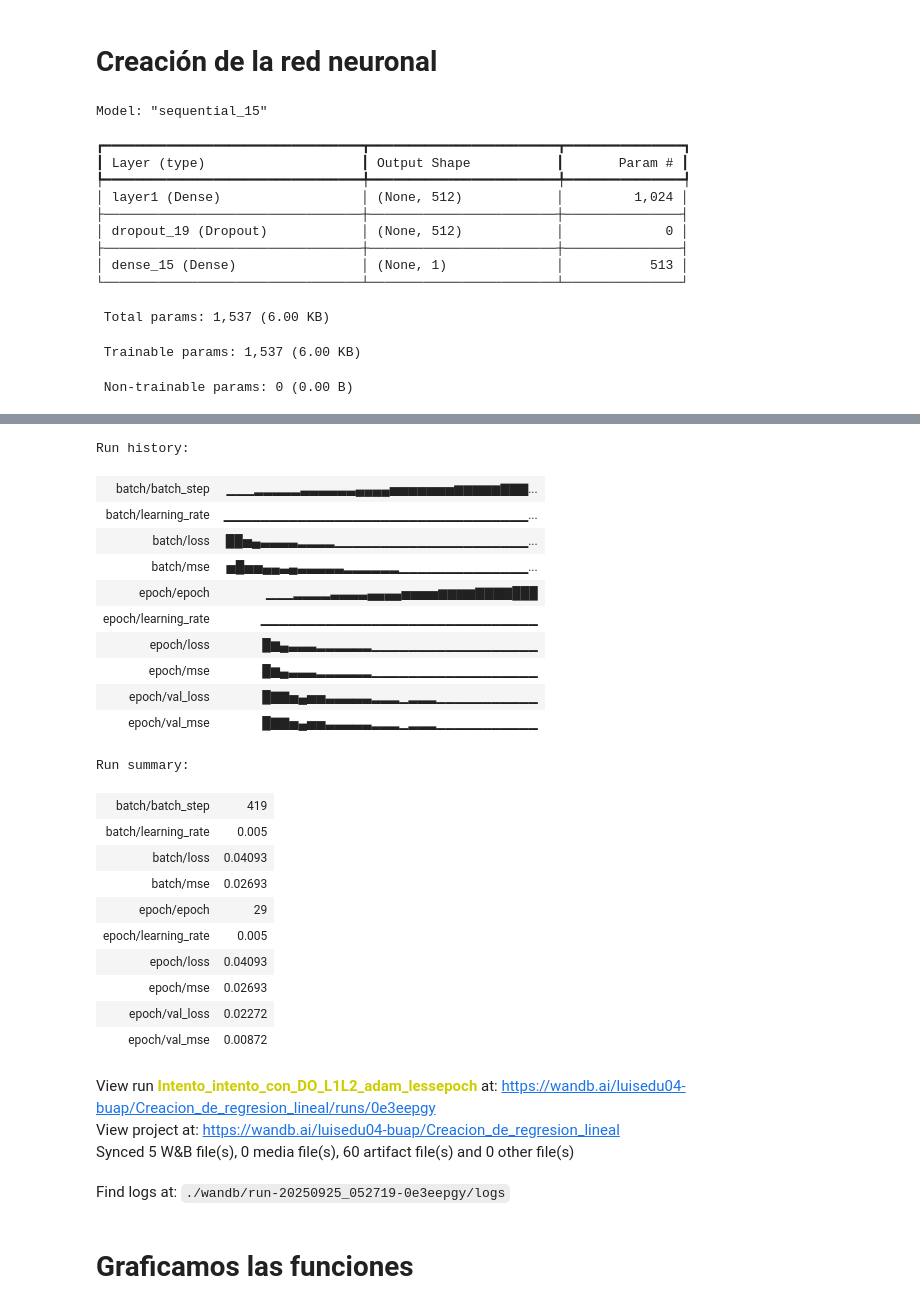
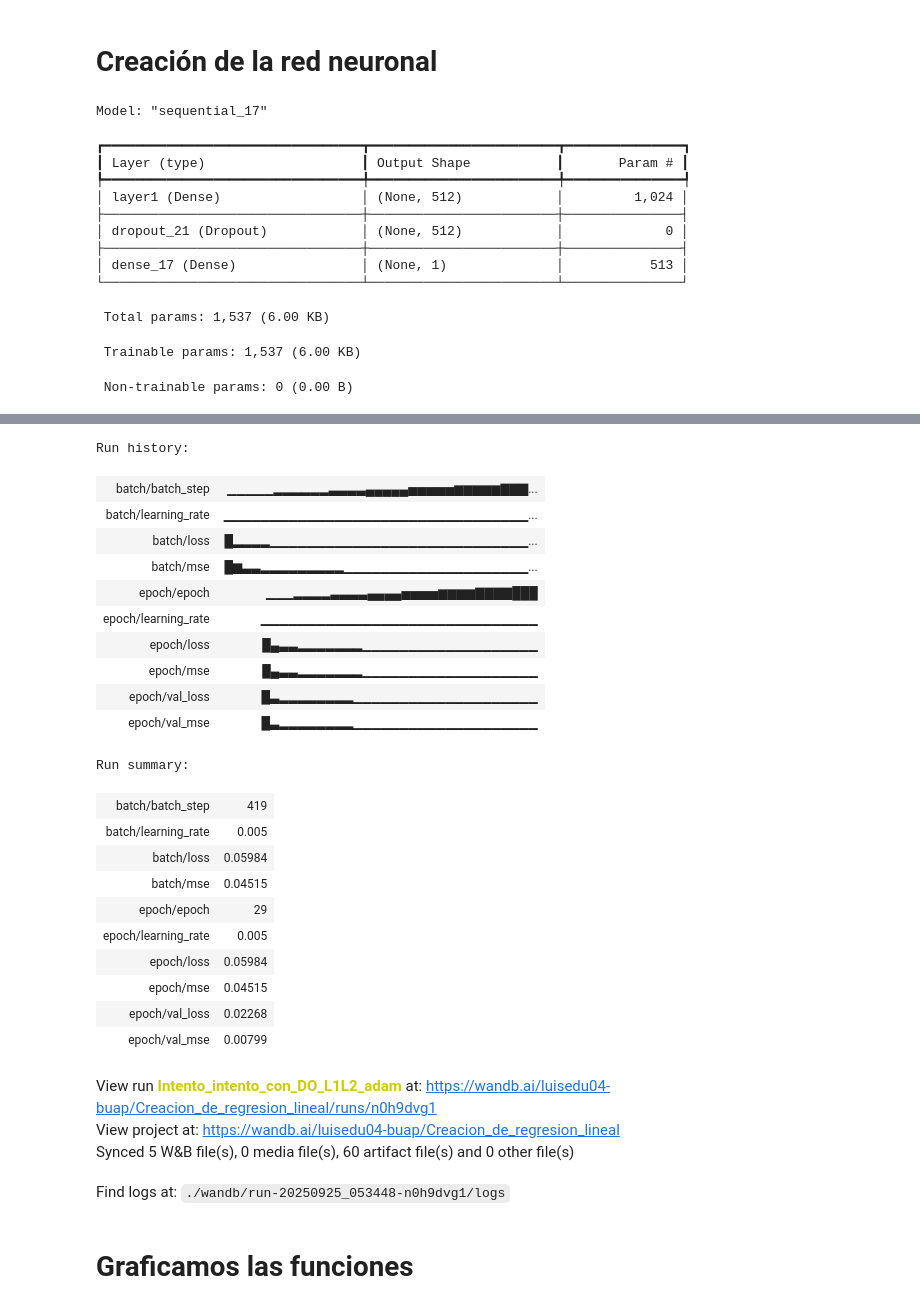
Before and after one commit to Luis-Irineo/KERAS_ODE_SOLVER_AND_CUSTOM_FUNCIONALITIES, a Jupyter notebook: Tarea 4 inciso 2/Equation_Fit.ipynb, the cells around one changed output, grey strips where cells are left out. Saved outputs shown, nothing was run; the diff lists cells and outputs as text; code cells hidden in the pictures.

```diff
--- a/Tarea 4 inciso 2/Equation_Fit.ipynb
+++ b/Tarea 4 inciso 2/Equation_Fit.ipynb
@@ -38,14 +38,13 @@ regularizer = "L1L2"
 run = wandb.init(
     settings=wandb.Settings(x_disable_stats=False, x_stats_sampling_interval = 1.0),
     # set the wandb project where this run will be logged
-    name = "Intento_intento_con_DO_L1L2_adam_morepoch",
+    name = "Intento_intento_con_DO_L1L2_adam",
     project = "Creacion_de_regresion_lineal",
     group = "Pol",
 
     # track hyperparameters and run metadata with wandb.config
     config = {
         "layer_1": 512,
-        #"layer_2": 512,
         "activation": "relu",
         "w_initializer": "He Initialization",
         "optimizer": optimizer,
@@ -55,7 +54,7 @@ run = wandb.init(
         "batch_size": bs,
         "layer_quantity": 1,
         "regularizer": regularizer,
-        "Modelo": "Sin"
+        "Modelo": "Pol"
     }
 )
 time.sleep(3.0)
@@ -113,37 +112,30 @@ entrada = 1
 stddev1 = np.sqrt(2/entrada)
 stddev2 = np.sqrt(2/512)
 
-model_sin = keras.Sequential(
+model_pol = keras.Sequential(
     [
         layers.Dense(512, activation = "relu", name = "layer1",
                      kernel_initializer=initializers.RandomNormal(stddev = stddev1),
                      kernel_regularizer=regularizers.L1L2(l1=1e-5, l2=1e-5),
                     ),
         Dropout(0.3),
-
-        # layers.Dense(512, activation = "relu", name = "layer2",
-        #              kernel_initializer=initializers.RandomNormal(stddev = stddev2),
-        #              kernel_regularizer=regularizers.L1L2(l1=1e-5, l2=1e-5),
-        #             ),
-
-        # Dropout(0.3),
         layers.Dense(1) #Garantizamos una F(x) = y ya que solo queremos un valor posible para y
     ]
 ) #Arquitectura de la red neuronal
 
-model_sin.build(input_shape=(None, entrada))
-model_sin.compile(loss = loss, optimizer = Adam(learning_rate = lr),metrics = ["mse"]) #Función de costo
-model_sin.summary()
+model_pol.build(input_shape=(None, entrada))
+model_pol.compile(loss = loss, optimizer = Adam(learning_rate = lr),metrics = ["mse"]) #Función de costo
+model_pol.summary()
 # %% [output]
-Model: "sequential_15"
+Model: "sequential_17"
 ┏━━━━━━━━━━━━━━━━━━━━━━━━━━━━━━━━━┳━━━━━━━━━━━━━━━━━━━━━━━━┳━━━━━━━━━━━━━━━┓
 ┃ Layer (type)                    ┃ Output Shape           ┃       Param # ┃
 ┡━━━━━━━━━━━━━━━━━━━━━━━━━━━━━━━━━╇━━━━━━━━━━━━━━━━━━━━━━━━╇━━━━━━━━━━━━━━━┩
 │ layer1 (Dense)                  │ (None, 512)            │         1,024 │
 ├─────────────────────────────────┼────────────────────────┼───────────────┤
-│ dropout_19 (Dropout)            │ (None, 512)            │             0 │
+│ dropout_21 (Dropout)            │ (None, 512)            │             0 │
 ├─────────────────────────────────┼────────────────────────┼───────────────┤
-│ dense_15 (Dense)                │ (None, 1)              │           513 │
+│ dense_17 (Dense)                │ (None, 1)              │           513 │
 └─────────────────────────────────┴────────────────────────┴───────────────┘
  Total params: 1,537 (6.00 KB)
  Trainable params: 1,537 (6.00 KB)
@@ -157,14 +149,14 @@ Model: "sequential_15"
 #        new_bias = layer.bias_initializer(layer.bias.shape)
 #        layer.bias.assign(new_bias)
 # %%
-history = model_sin.fit(X_train_sin, y_train_sin,
+history = model_pol.fit(X_train_sin, y_train_sin,
                     batch_size = bs,
                     epochs = epochs,
                     verbose = 1,
                     validation_data = (X_test_sin, y_test_sin),
                     callbacks=[
                         WandbMetricsLogger(log_freq=1),
-                        WandbModelCheckpoint("models/model_sin.keras")
+                        WandbModelCheckpoint("models/model_pol.keras")
                     ])
 run.finish()
 # %% [output]
@@ -188,30 +180,30 @@ Epoch 30/30
 [interactive output not drawn]
 Run history:
-| batch/batch_step | ▁▁▁▂▂▂▂▂▃▃▃▃▃▃▄▄▄▄▅▅▅▅▅▅▅▆▆▆▆▆▇▇▇... |
+| batch/batch_step | ▁▁▁▁▁▂▂▂▂▂▂▃▃▃▃▄▄▄▄▄▅▅▅▅▅▆▆▆▆▆▇▇▇... |
 | batch/learning_rate | ▁▁▁▁▁▁▁▁▁▁▁▁▁▁▁▁▁▁▁▁▁▁▁▁▁▁▁▁▁▁▁▁▁... |
-| batch/loss | ██▅▄▃▃▃▃▂▂▂▂▁▁▁▁▁▁▁▁▁▁▁▁▁▁▁▁▁▁▁▁▁... |
-| batch/mse | ▅█▅▅▄▄▃▄▃▃▃▃▃▂▂▂▂▂▂▁▁▁▁▁▁▁▁▁▁▁▁▁▁... |
+| batch/loss | █▂▂▂▂▁▁▁▁▁▁▁▁▁▁▁▁▁▁▁▁▁▁▁▁▁▁▁▁▁▁▁▁... |
+| batch/mse | █▆▃▃▂▂▂▂▂▂▂▂▂▁▁▁▁▁▁▁▁▁▁▁▁▁▁▁▁▁▁▁▁... |
 | epoch/epoch | ▁▁▁▂▂▂▂▃▃▃▃▄▄▄▄▅▅▅▅▆▆▆▆▇▇▇▇███ |
 | epoch/learning_rate | ▁▁▁▁▁▁▁▁▁▁▁▁▁▁▁▁▁▁▁▁▁▁▁▁▁▁▁▁▁▁ |
-| epoch/loss | █▆▄▃▃▃▂▂▂▂▂▂▁▁▁▁▁▁▁▁▁▁▁▁▁▁▁▁▁▁ |
-| epoch/mse | █▆▄▃▃▃▂▂▂▂▂▂▁▁▁▁▁▁▁▁▁▁▁▁▁▁▁▁▁▁ |
-| epoch/val_loss | █▇▇▅▄▅▅▃▃▃▃▃▂▂▂▁▂▂▂▁▁▁▁▁▁▁▁▁▁▁ |
-| epoch/val_mse | █▇▇▅▄▅▅▃▃▃▃▃▂▂▂▁▂▂▂▁▁▁▁▁▁▁▁▁▁▁ |
+| epoch/loss | █▄▃▃▂▂▂▂▂▂▂▁▁▁▁▁▁▁▁▁▁▁▁▁▁▁▁▁▁▁ |
+| epoch/mse | █▄▃▃▂▂▂▂▂▂▂▁▁▁▁▁▁▁▁▁▁▁▁▁▁▁▁▁▁▁ |
+| epoch/val_loss | █▃▂▂▂▂▂▂▂▂▁▁▁▁▁▁▁▁▁▁▁▁▁▁▁▁▁▁▁▁ |
+| epoch/val_mse | █▃▂▂▂▂▂▂▂▂▁▁▁▁▁▁▁▁▁▁▁▁▁▁▁▁▁▁▁▁ |
 Run summary:
 | batch/batch_step | 419 |
 | batch/learning_rate | 0.005 |
-| batch/loss | 0.04093 |
-| batch/mse | 0.02693 |
+| batch/loss | 0.05984 |
+| batch/mse | 0.04515 |
 | epoch/epoch | 29 |
 | epoch/learning_rate | 0.005 |
-| epoch/loss | 0.04093 |
-| epoch/mse | 0.02693 |
-| epoch/val_loss | 0.02272 |
-| epoch/val_mse | 0.00872 |
+| epoch/loss | 0.05984 |
+| epoch/mse | 0.04515 |
+| epoch/val_loss | 0.02268 |
+| epoch/val_mse | 0.00799 |
-View run Intento_intento_con_DO_L1L2_adam_lessepoch at: https://wandb.ai/luisedu04-buap/Creacion_de_regresion_lineal/runs/0e3eepgy
+View run Intento_intento_con_DO_L1L2_adam at: https://wandb.ai/luisedu04-buap/Creacion_de_regresion_lineal/runs/n0h9dvg1
 View project at: https://wandb.ai/luisedu04-buap/Creacion_de_regresion_lineal
 Synced 5 W&B file(s), 0 media file(s), 60 artifact file(s) and 0 other file(s)
-Find logs at: ./wandb/run-20250925_052719-0e3eepgy/logs
+Find logs at: ./wandb/run-20250925_053448-n0h9dvg1/logs
 # %% [markdown]
 # Graficamos las funciones
 # %%
```
Also changed, not shown: parts of 5 cells of this notebook, 1 other file.
